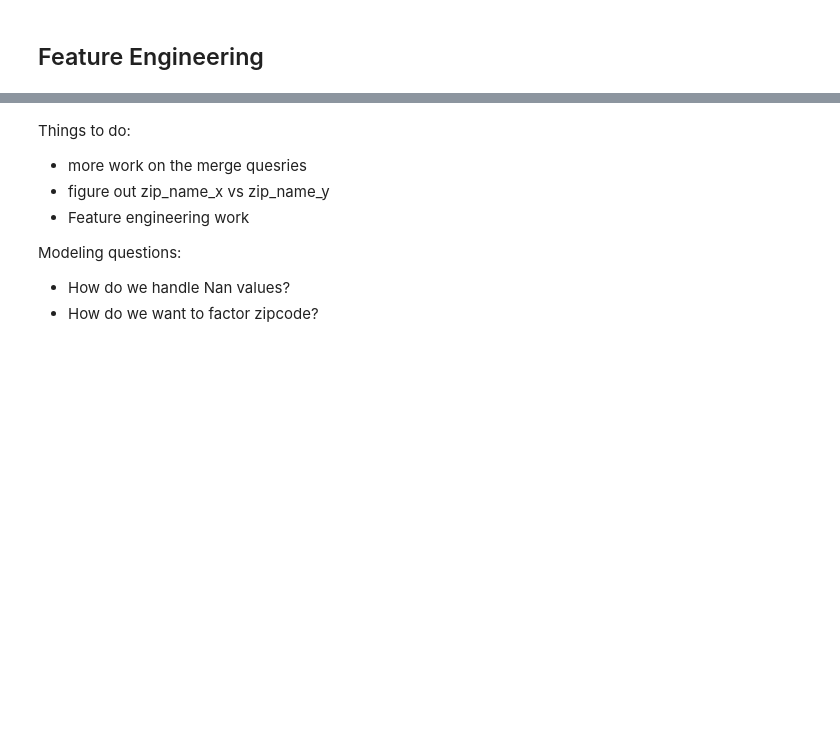
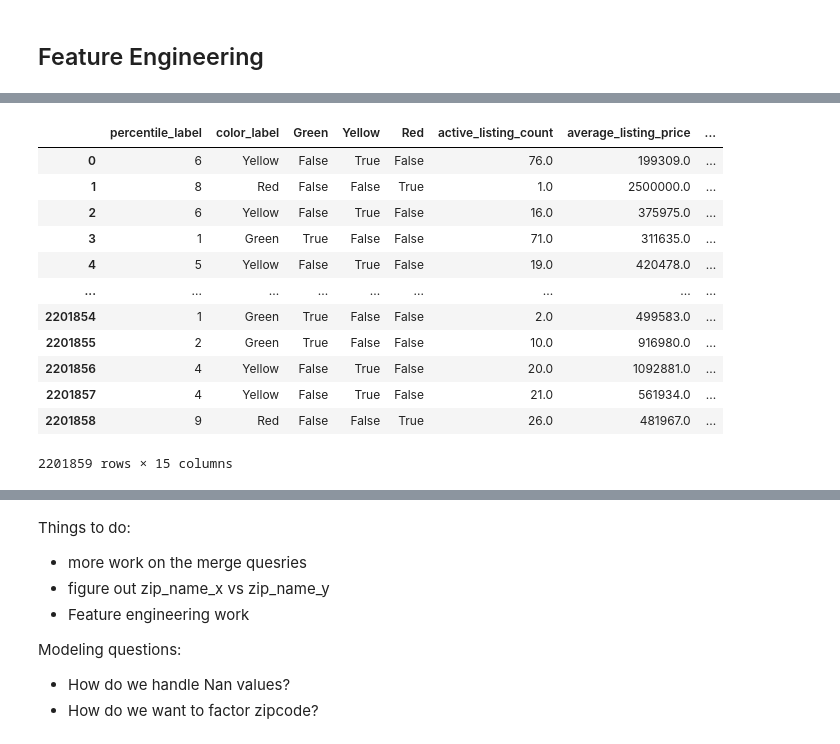
Before and after one commit to kkuc100/real_estate_analysis, a Jupyter notebook: Notebooks/leo_eda_realtor.ipynb, the cells around one changed output, grey strips where cells are left out. Saved outputs shown, nothing was run; the diff lists cells and outputs as text; code cells hidden in the pictures; blank space fills up the shorter version.

```diff
--- a/Notebooks/leo_eda_realtor.ipynb
+++ b/Notebooks/leo_eda_realtor.ipynb
@@ -56,6 +56,7 @@ df_realtor_zip_monthly_hotness.head()
 # Change data types of columns to correct types
 for col in ['month_date_yyyymm','zip_name']:
     df_realtor_zip_monthly_historical[col] = df_realtor_zip_monthly_historical[col].astype(str)
+    df_realtor_zip_monthly_current[col] = df_realtor_zip_monthly_current[col].astype(str)
 
 for col in ['month_date_yyyymm','zip_name']:
     df_realtor_zip_monthly_hotness[col] = df_realtor_zip_monthly_hotness[col].astype(str)
@@ -65,11 +66,13 @@ for col in ['postal_code', 'hotness_rank']:
 
 # Replace blanks and NaNs with NaN
 df_realtor_zip_monthly_historical = df_realtor_zip_monthly_historical.replace(r'^\s*$', np.nan, regex=True)
+df_realtor_zip_monthly_current = df_realtor_zip_monthly_current.replace(r'^\s*$', np.nan, regex=True)
 df_realtor_zip_monthly_hotness = df_realtor_zip_monthly_hotness.replace(r'^\s*$', np.nan, regex=True)
 
 # drop 'quality_flag = 1:  year-over-year figures may be impacted' value in zipcode
 value_to_drop = 'quality_flag = 1:  year-over-year figures may be impacted'
 df_realtor_zip_monthly_historical = df_realtor_zip_monthly_historical[df_realtor_zip_monthly_historical['month_date_yyyymm'] != value_to_drop]
+df_realtor_zip_monthly_current = df_realtor_zip_monthly_current[df_realtor_zip_monthly_current['month_date_yyyymm'] != value_to_drop]
 # %%
 # parse month_date_yyyymm
 df_realtor_zip_monthly_historical['year'] = df_realtor_zip_monthly_historical['month_date_yyyymm'].str[:4]
@@ -87,6 +95,12 @@ new_df = df_realtor_zip_monthly_historical.dropna(subset=['zip_name', 'median_li
 print('shape of historical data:',np.shape(new_df))
 print(new_df.isnull().sum())
 
+new_df1 = df_realtor_zip_monthly_current.dropna(subset=['zip_name', 'median_listing_price', 'active_listing_count', 'median_days_on_market',
+                                                'new_listing_count', 'price_increased_count', 'price_reduced_count', 'median_listing_price_per_square_foot',
+                                                'median_square_feet', 'average_listing_price', 'total_listing_count', 'pending_listing_count',
+                                                'pending_ratio'])
+
+
 hotness_df = df_realtor_zip_monthly_hotness.dropna(subset=['hh_rank', 'median_days_on_market'])
 print('shape of hotness data:',np.shape(hotness_df))
 print(hotness_df.isnull().sum())
@@ -357,3 +400,15 @@ The following code uses two algorithms to select the most relevant features:
 A composite score for each feature is then calculated based on the outcomes of each of these algorithms.
 
 Finally, a new dataframe it outputted that contains the top 30 features based on the composite score.
+# %%
+new_df['Green'] = new_df['color_label'].apply(lambda x: True if x == 'Green' else False)
+new_df['Yellow'] = new_df['color_label'].apply(lambda x: True if x == 'Yellow' else False)
+new_df['Red'] = new_df['color_label'].apply(lambda x: True if x == 'Red' else False)
+new_df['color_encoded'] = new_df['color_label'].apply(lambda x: 0 if x == 'Green'
+                                  else 1 if x == 'Yellow'
+                                  else 2 if x == 'Red'
+                                  else -1)  # Optional: -1 for unhandled values
+feature_df = new_df[['postal_code','median_listing_price', 'active_listing_count', 'new_listing_count', 'price_increased_count',
+                   'price_reduced_count', 'pending_listing_count', 'median_listing_price_per_square_foot',
+                   'median_square_feet', 'average_listing_price', 'total_listing_count', 'pending_ratio', 'percentile_label',
+                    'color_label', 'Green', 'Yellow', 'Red' ]]
@@ -459,17 +546,17 @@ def merge_feature_selection(df_greedy = df_greedy_feature, df_decision_tree = df
     """
     # Merge greedy and decision tree feature selection
     df_feature_selection = pd.merge(df_greedy_feature, df_decision_tree, how='outer', on='feature', suffixes=('_greedy', '_decision_tree'))
-    df_feature_selection.columns = ['feature', 'madrs2_predictive_score_greedy', 'importance_decision_tree']
+    df_feature_selection.columns = ['feature', 'color_predictive_score_greedy', 'importance_decision_tree']
 
     # Replace nan with 0
     df_feature_selection = df_feature_selection.fillna(0)
 
     # Normalize the scores using sklearn's minmax scaler
     scaler = MinMaxScaler()
-    df_feature_selection[['madrs2_predictive_score_greedy', 'importance_decision_tree']] = scaler.fit_transform(df_feature_selection[['madrs2_predictive_score_greedy', 'importance_decision_tree']])
+    df_feature_selection[['color_predictive_score_greedy', 'importance_decision_tree']] = scaler.fit_transform(df_feature_selection[['color_predictive_score_greedy', 'importance_decision_tree']])
 
     # Calculate average score as a new column
-    df_feature_selection['average_score'] = (df_feature_selection['madrs2_predictive_score_greedy'] + df_feature_selection['importance_decision_tree']) / 2
+    df_feature_selection['average_score'] = (df_feature_selection['color_predictive_score_greedy'] + df_feature_selection['importance_decision_tree']) / 2
 
     # Sort by average score
     df_feature_selection = df_feature_selection.sort_values(by='average_score', ascending=False)
@@ -483,3 +570,4 @@ def merge_feature_selection(df_greedy = df_greedy_feature, df_decision_tree = df
     return df_feature_selection
 
 df_feature_scores = merge_feature_selection(df_greedy_feature, df_decision_tree_feature)
+df_feature_scores
@@ -486,32 +588,47 @@ df_feature_scores = merge_feature_selection(df_greedy_feature, df_decision_tree_
 # %%
 # Create new DataFrame with only the top 30 selected features
 def create_top_features_df(df, df_feature_scores=df_feature_scores, top_n=len(df_feature_scores)):
     """
     Creates a new DataFrame with only the top n features, number and madrs2 grouping columns
 
     Params:
         df: DataFrame with features, number and MADRS2 Groups (Normal, Mild, Moderate)
         df_feature_scores: DataFrame with feature names sorted by average score per feature
 
     Returns:
         df_top_features: DataFrame with top n features, number and MADRS2 Groups (Normal, Mild, Moderate)
     """
     # Create a list of columns to keep
-    cols_to_keep = list(['number', 'madrs2_grouped', 'madrs2_grouped_ord', 'Normal', 'Mild', 'Moderate'])
+    cols_to_keep = list(['percentile_label', 'color_label', 'Green', 'Yellow', 'Red'])
 
     # Take top n features from df_feature_scores
     top_features = list(df_feature_scores['feature'][:top_n])
 
     # Sort top_features alphabetically
     top_features.sort()
 
     # Add top features to cols_to_keep
     cols_to_keep.extend(top_features)
 
     # Create a new DataFrame with only the top features
     df_top_features = df[cols_to_keep].copy()
 
     return df_top_features
 
-df_selected_features = create_top_features_df(df_features, df_feature_scores=df_feature_scores, top_n=30)
+df_selected_features = create_top_features_df(feature_df, df_feature_scores=df_feature_scores, top_n=10)
+df_selected_features
+# %% [output]
+|  | percentile_label | color_label | Green | Yellow | Red | active_listing_count | average_listing_price | ... |
+| 0 | 6 | Yellow | False | True | False | 76.0 | 199309.0 | ... |
+| 1 | 8 | Red | False | False | True | 1.0 | 2500000.0 | ... |
+| 2 | 6 | Yellow | False | True | False | 16.0 | 375975.0 | ... |
+| 3 | 1 | Green | True | False | False | 71.0 | 311635.0 | ... |
+| 4 | 5 | Yellow | False | True | False | 19.0 | 420478.0 | ... |
+| ... | ... | ... | ... | ... | ... | ... | ... | ... |
+| 2201854 | 1 | Green | True | False | False | 2.0 | 499583.0 | ... |
+| 2201855 | 2 | Green | True | False | False | 10.0 | 916980.0 | ... |
+| 2201856 | 4 | Yellow | False | True | False | 20.0 | 1092881.0 | ... |
+| 2201857 | 4 | Yellow | False | True | False | 21.0 | 561934.0 | ... |
+| 2201858 | 9 | Red | False | False | True | 26.0 | 481967.0 | ... |
+2201859 rows × 15 columns
 # %%
```
Also changed, not shown: parts of 16 cells of this notebook.
